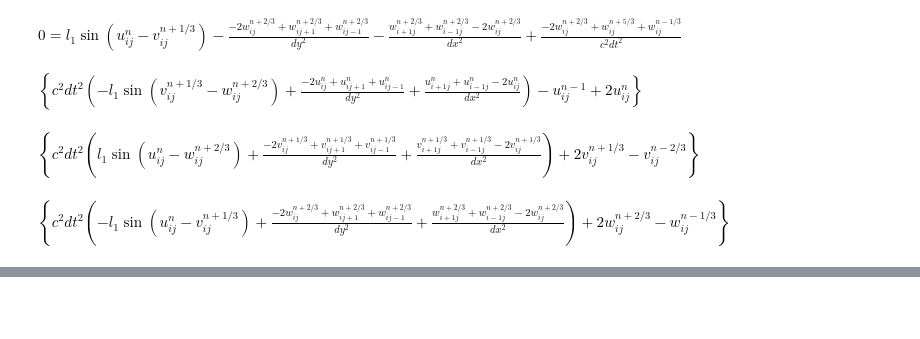
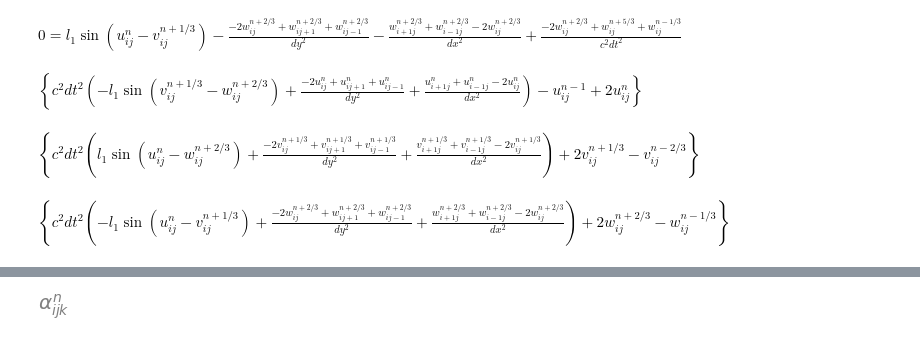
Before and after one commit to kezada94/MultiGPU-PDE-Solver, a Jupyter notebook: Untitleddd.ipynb, the cells around one changed output, grey strips where cells are left out. Cells and saved outputs as stored; diff of their text form; code cells hidden in the pictures; blank space fills up the shorter version.

```diff
--- a/Untitleddd.ipynb
+++ b/Untitleddd.ipynb
@@ -70,0 +198,30 @@ $\displaystyle \left\{c^{2} dt^{2} \left(- l_{1} \sin{\left(u^{n}_{ij} - v^{n+1/
+# %%
+import numpy as np
+ndmat = np.array([[[[[symbols("a") for _x in range(3)] for _y in range(3)] for _z in range(3)] for _w in range(3)] for _i in range(3)])
+
+def getFuncName(i):
+    if i==0:
+        return "\\alpha"
+    if i==1:
+        return "F"
+    if i==2:
+        return "G"
+
+def i2d(i):
+    if i==0:
+        return "-1"
+    if i==1:
+        return ""
+    if i==2:
+        return "+1"
+
+for _f in range(3):
+    for _t in range(3):
+        for _r in range(3):
+            for _theta in range(3):
+                for _phi in range(3):
+                    ndmat[_f][_t][_r][_theta][_phi] = symbols(getFuncName(_f)+"^{n"+i2d(_t)+"}_{i"+i2d(_r)+"j"+i2d(_theta)+"k"+i2d(_phi)+"}")
+
+ndmat[0][1][1][1][1]
+# %% [output]
+[figure, added]
```
Also changed, not shown: parts of 15 cells of this notebook, 7 other files.
